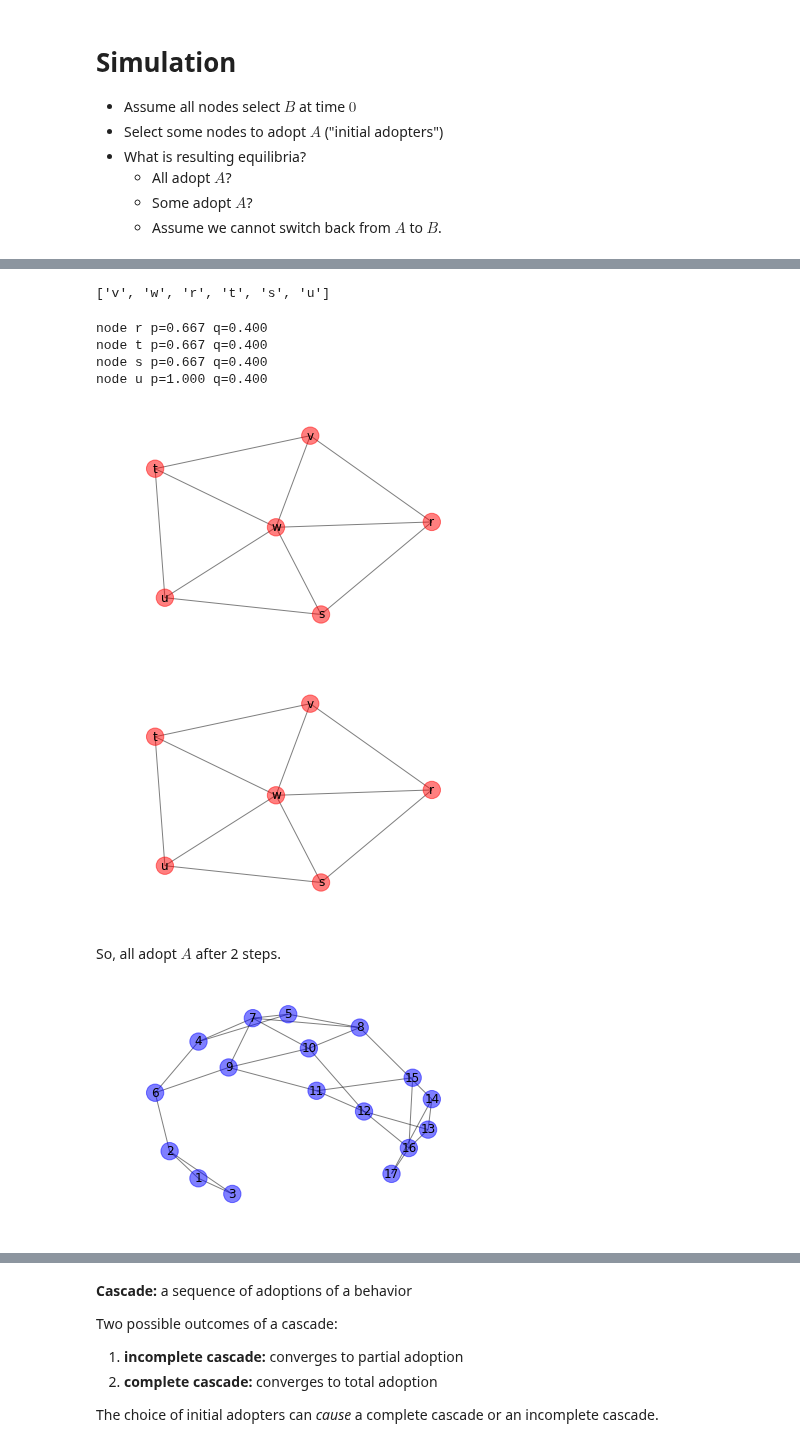
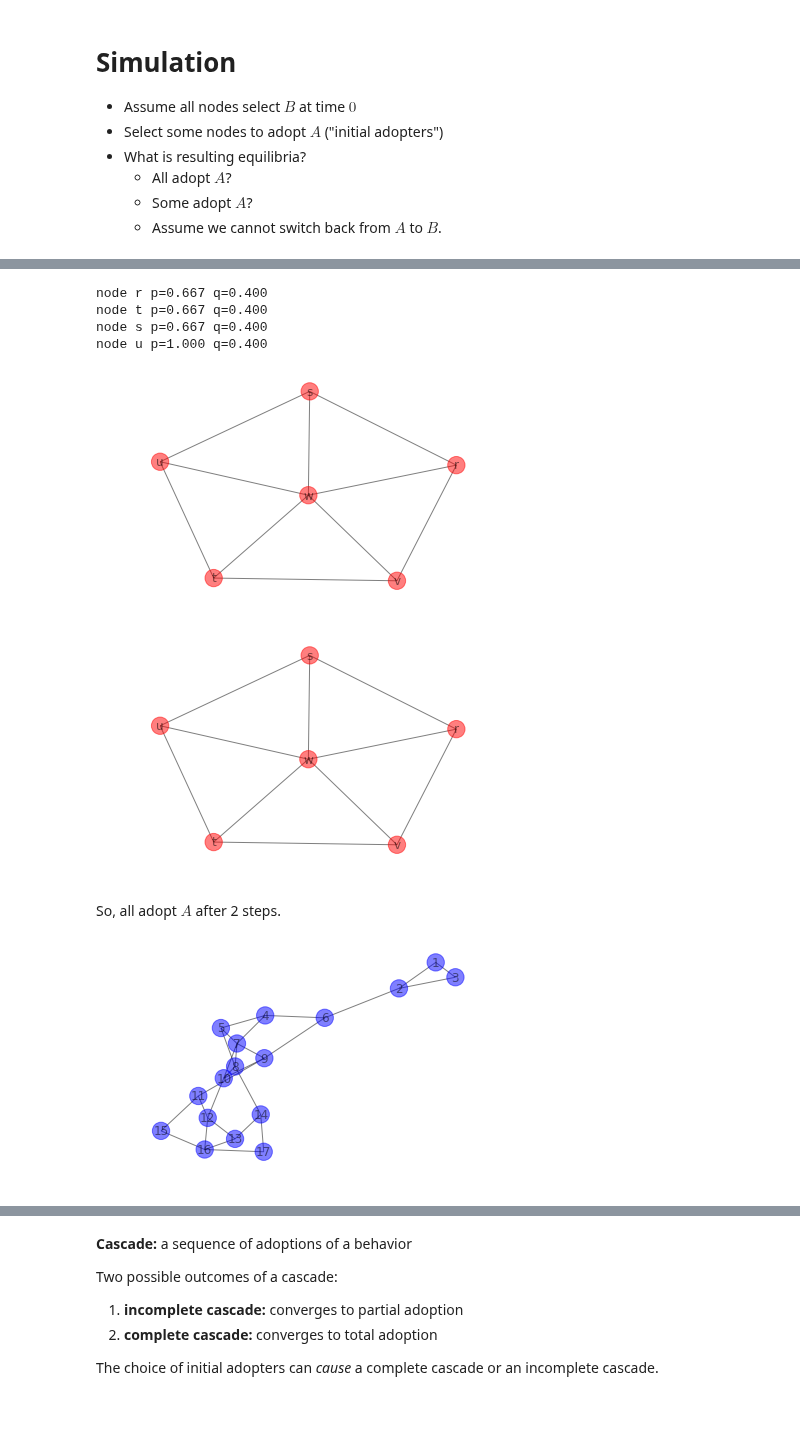
Before and after one commit to iit-cs579/main, a Jupyter notebook: lec/l09/l09.ipynb, the cells around one changed output, grey strips where cells are left out. Saved outputs shown, nothing was run; the diff lists cells and outputs as text; code cells hidden in the pictures; blank space fills up the shorter version.

```diff
--- a/lec/l09/l09.ipynb
+++ b/lec/l09/l09.ipynb
@@ -139,4 +139,4 @@ graph.add_edges_from([('v', 'w'), ('v', 'r'), ('v', 't'),
                       ('w', 'r'), ('w', 's'), ('w', 'u'),
                       ('w', 't'), ('r', 's'), ('t', 'u'), ('s', 'u')])
 # Initialize every node to choice 'B'
-nx.set_node_attributes(graph, 'choice', 'B')
+nx.set_node_attributes(graph, 'B', name='choice')
@@ -176,7 +167,3 @@ draw_graph(graph)
-# %%
-[v for v in graph]
-# %% [output]
-['v', 'w', 'r', 't', 's', 'u']
 # %%
 def simulate(graph, a, b, verbose=False):
     """ For each node, set new choice based on payoffs a/b and
@@ -204,35 +191,35 @@ node r p=0.667 q=0.400
 node t p=0.667 q=0.400
 node s p=0.667 q=0.400
 node u p=1.000 q=0.400
-[figure, old version]
+[figure, new version]
 # %%
 # Make second step of simulation.
 simulate(graph, 3, 2, verbose=True)
 draw_graph(graph)
 # %% [output]
-[figure, old version]
+[figure, new version]
 # %% [markdown]
 So, all adopt $A$ after 2 steps.
 # %%
 # Consider a larger network. (Fig 19.4 in book)
 def create_large_graph():
     graph = nx.Graph()
     graph.add_edges_from([(1,2), (1,3), (2,3), (2,6),
                           (6,4), (6,9), (4,7), (4,5),
                           (9,7), (5,7), (9,11), (5,8),
                           (7,8), (7,10), (9,10), (8,10),
                           (11,12), (11,15), (10,12), (8,14),
                           (15,16), (12,16), (14,13), (12,13),
                           (14,17), (13,16), (15,16), (17,16)])
-    nx.set_node_attributes(graph, 'choice', 'B')
+    nx.set_node_attributes(graph, 'B', name='choice')
     return graph
 
 graph = create_large_graph()
 # Initialize every node to choice 'B'
 layout = nx.spring_layout(graph)
 draw_graph(graph)
 # %% [output]
-[figure, old version]
+[figure, new version]
 # %%
 # Make 7, 8 "early adopters"
 graph.node[7]['choice'] = 'A'
```
Also changed, not shown: parts of 20 cells of this notebook, 4 other files.
